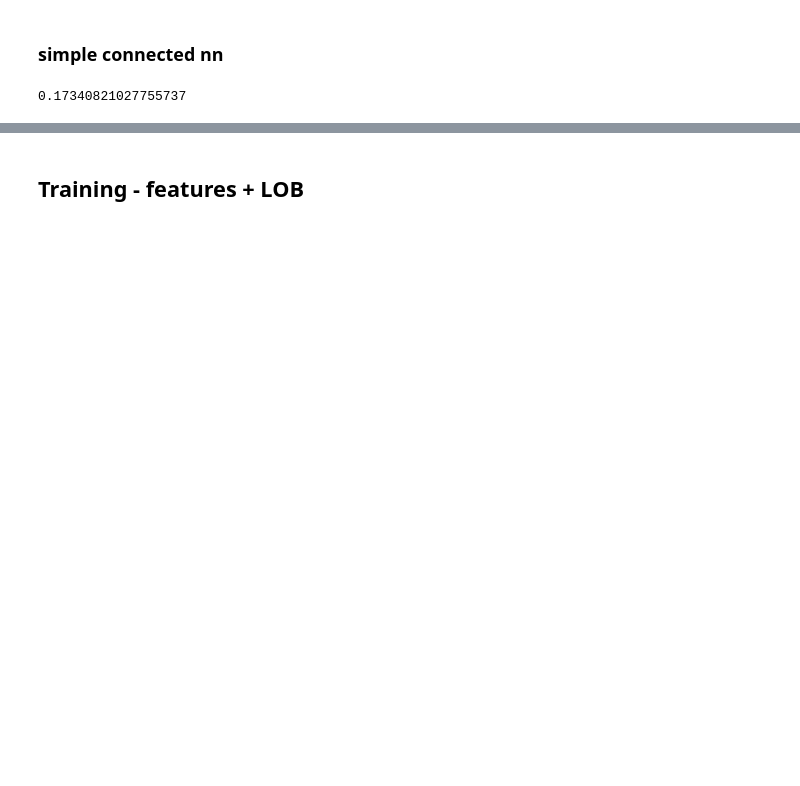
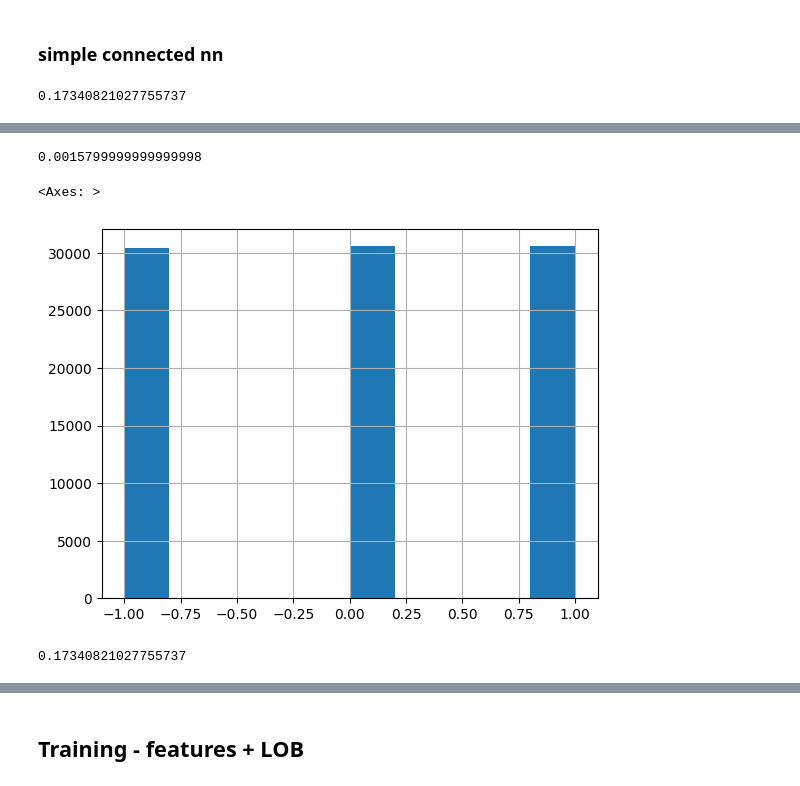
Before and after one commit to naketu/RL_for_MM, a Jupyter notebook: 2D-ABM-master/NN_test.ipynb, the cells around one changed output, grey strips where cells are left out. Saved outputs shown, nothing was run; the diff lists cells and outputs as text; code cells hidden in the pictures; blank space fills up the shorter version.

```diff
--- a/2D-ABM-master/NN_test.ipynb
+++ b/2D-ABM-master/NN_test.ipynb
@@ -402,0 +833,6 @@ epoch 11 train loss - 1.0942599773406982, eval loss - 1.0930793285369873, accura
+# %%
+shift_percentage = {}
+shift_percentage['huge_data'] = [(1, 0.0004), (5, 0.001), (10, 0.0017)]
+shift_percentage['huge_data_no_mm'] = [(1, 0.00129), (5, 0.002265), (10, 0.003)]
+shift_percentage['huge_data_undervalued'] = [(1, 0.0008), (5, 0.0025), (10, 0.004)]
+shift_percentage['huge_data_undervalued_no_mm'] = [(1, 0.00105), (5, 0.003), (10, 0.0042)]
@@ -402,0 +841,25 @@ epoch 11 train loss - 1.0942599773406982, eval loss - 1.0930793285369873, accura
+# %%
+huge_data_features_no_mm = pd.read_csv('data/huge_data_lob_no_mm/huge_data_features.csv')
+
+separation_column = []
+
+for i in range(huge_data_features_no_mm.shape[0]//250):
+    separation_column += [i] * 250
+
+huge_data_features_no_mm['sep_col'] = separation_column
+
+current_division = []
+
+for j in range(huge_data_features_no_mm.shape[0] // 250):
+    current_division.append(huge_data_features_no_mm[huge_data_features_no_mm['sep_col'] == j].reset_index(drop=True).drop(['sep_col'], axis=1))
+
+huge_data_features_no_mm = current_division
+# %%
+# train_df_5 = prepare_huge_data(huge_data_features_no_mm[:400], shift=shift_percentage['huge_data_no_mm'][1][0], percentage_down=shift_percentage['huge_data_no_mm'][1][1]).drop(['future_price', 'index', 'dividends', 'price', 'fundamental_v', 'trajectory_number'], axis=1)
+# eval_df_5 = prepare_huge_data(huge_data_features_no_mm[400:], shift=shift_percentage['huge_data_no_mm'][1][0], percentage_down=shift_percentage['huge_data_no_mm'][1][1]).drop(['future_price', 'index', 'dividends', 'price', 'fundamental_v', 'trajectory_number'], axis=1)
+
+train_df_1 = prepare_huge_data(huge_data_features_no_mm[:400], shift=shift_percentage['huge_data_no_mm'][0][0], percentage_down=shift_percentage['huge_data_no_mm'][0][1]).drop(['future_price', 'index', 'dividends', 'price', 'fundamental_v', 'trajectory_number'], axis=1)
+eval_df_1 = prepare_huge_data(huge_data_features_no_mm[400:], shift=shift_percentage['huge_data_no_mm'][0][0], percentage_down=shift_percentage['huge_data_no_mm'][0][1]).drop(['future_price', 'index', 'dividends', 'price', 'fundamental_v', 'trajectory_number'], axis=1)
+
+
+loss_f = nn.CrossEntropyLoss()
@@ -402,0 +868,9 @@ epoch 11 train loss - 1.0942599773406982, eval loss - 1.0930793285369873, accura
+# %%
+shift_percentage['huge_data_no_mm'][0][1] + 0.00029
+# %% [output]
+0.0015799999999999998
+# %%
+train_df_1['difference'].hist()
+# %% [output]
+<Axes: >
+[figure, added]
@@ -402,0 +898,4 @@ epoch 11 train loss - 1.0942599773406982, eval loss - 1.0930793285369873, accura
+# %%
+simple_model.linear.weight[0][0].item()
+# %% [output]
+0.17340821027755737
```
Also changed, not shown: parts of 88 cells of this notebook.
